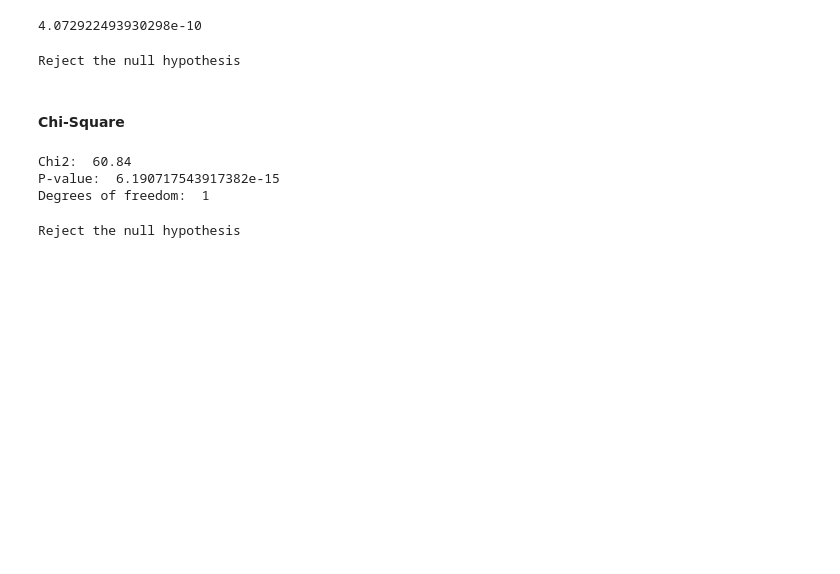
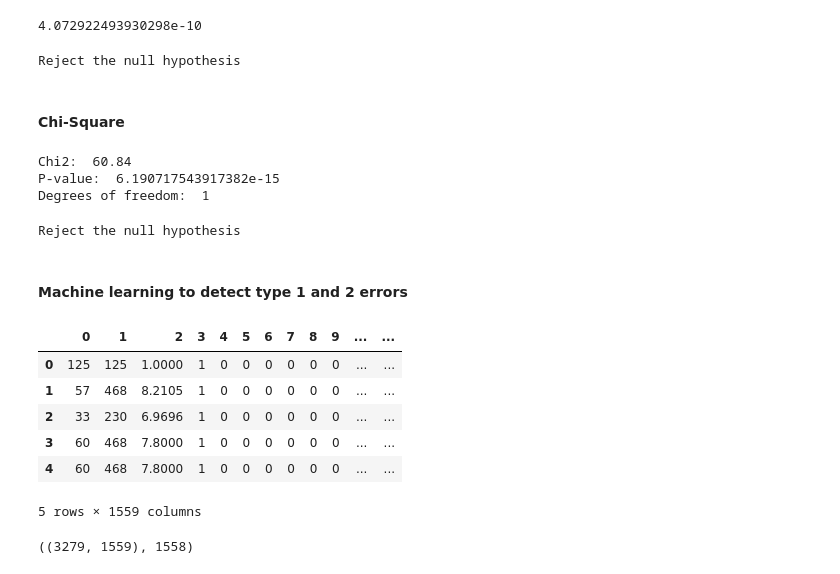
Before and after one commit to Dionmax/BurningMyBrain, a Jupyter notebook: EstatisticaDataScience/IntervalsAndHypothesis.ipynb, the cells around one changed output. Cells and saved outputs as stored; diff of their text form; code cells hidden in the pictures; blank space fills up the shorter version.

```diff
--- a/EstatisticaDataScience/IntervalsAndHypothesis.ipynb
+++ b/EstatisticaDataScience/IntervalsAndHypothesis.ipynb
@@ -559,3 +560,21 @@ else:
     print("Fail to reject the null hypothesis")
 # %% [output]
 Reject the null hypothesis
+# %% [markdown]
+#### Machine learning to detect type 1 and 2 errors
+# %%
+ad_dataset = pd.read_csv("data/ad.data", header=None)
+
+ad_dataset.head()
+# %% [output]
+|  | 0 | 1 | 2 | 3 | 4 | 5 | 6 | 7 | 8 | 9 | ... | ... |
+| 0 | 125 | 125 | 1.0000 | 1 | 0 | 0 | 0 | 0 | 0 | 0 | ... | ... |
+| 1 | 57 | 468 | 8.2105 | 1 | 0 | 0 | 0 | 0 | 0 | 0 | ... | ... |
+| 2 | 33 | 230 | 6.9696 | 1 | 0 | 0 | 0 | 0 | 0 | 0 | ... | ... |
+| 3 | 60 | 468 | 7.8000 | 1 | 0 | 0 | 0 | 0 | 0 | 0 | ... | ... |
+| 4 | 60 | 468 | 7.8000 | 1 | 0 | 0 | 0 | 0 | 0 | 0 | ... | ... |
+5 rows × 1559 columns
+# %%
+ad_dataset.shape, ad_dataset.shape[1] - 1
+# %% [output]
+((3279, 1559), 1558)
```
Also changed, not shown: parts of 19 cells of this notebook.
